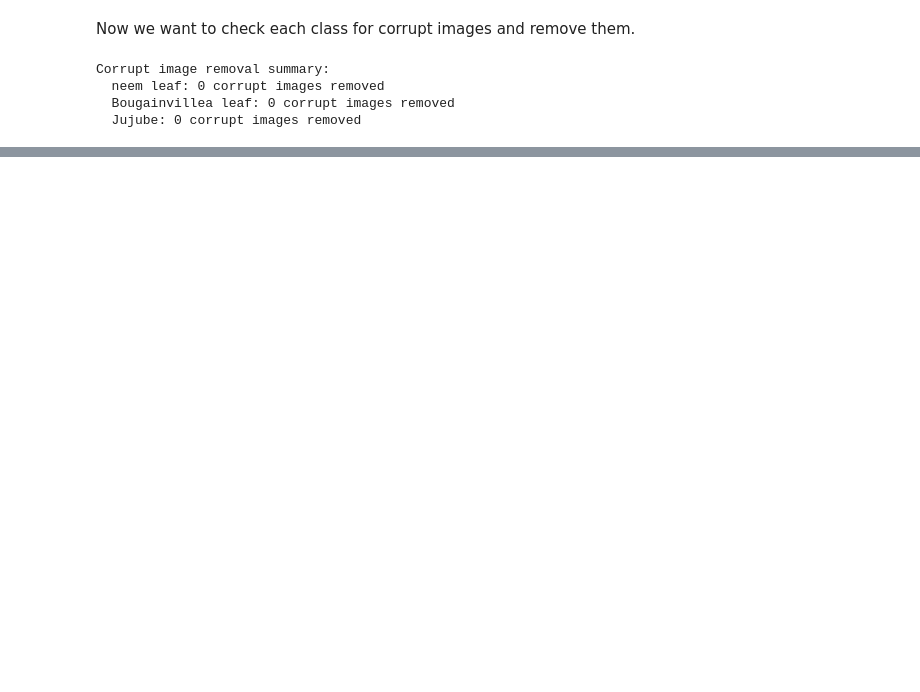
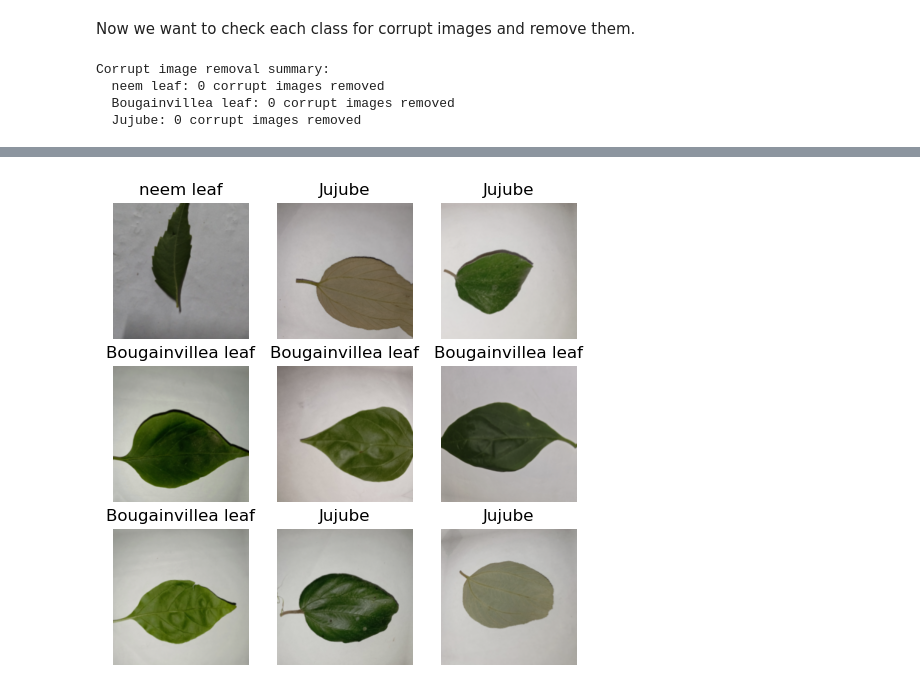
Before and after one commit to Indicium199/FastAI-Practical-Deep-Learning-Notebooks, a Jupyter notebook: 02_Leaf_Classifier.ipynb, the cells around one changed output, grey strips where cells are left out. Saved outputs shown, nothing was run; the diff lists cells and outputs as text; code cells hidden in the pictures; blank space fills up the shorter version.

Commit message:
Add DataBlock, checks on the DataBlock and commentary for the Leaf Classifier

```diff
--- a/02_Leaf_Classifier.ipynb
+++ b/02_Leaf_Classifier.ipynb
@@ -184,0 +192,13 @@ Corrupt image removal summary:
+# %%
+# Define the root path to the dataset
+path = Path('data/leaf')
+
+# Create a DataBlock that defines the full data processing pipeline
+leaf_block = DataBlock(
+    blocks=(ImageBlock, CategoryBlock),   # Specify the types of input (images) and output (categorical labels)
+    get_items=get_image_files,            # Function used to collect all input items
+    splitter=RandomSplitter(valid_pct=0.2, seed=42),   # Split the dataset into training and validation sets (80% training, 20% validation with a fixed seed for reproducibility
+    get_y=parent_label,               # Function that determines the label for each image (parent_label uses the name of the image's parent folder as the class)
+    item_tfms=Resize(224),             # Resize images to a fixed size (224x224)
+    batch_tfms=aug_transforms()        # Transforms applied to the batch of images e.g. random flips, rotations, zooms etc
+)
@@ -184,0 +236,2 @@ Corrupt image removal summary:
+# %%
+dls = leaf_block.dataloaders(path, bs=32)
@@ -184,0 +269,4 @@ Corrupt image removal summary:
+# %%
+dls.show_batch(max_n=9, figsize=(6,6))
+# %% [output]
+[figure, added]
```
Also changed, not shown: parts of 15 cells of this notebook.
